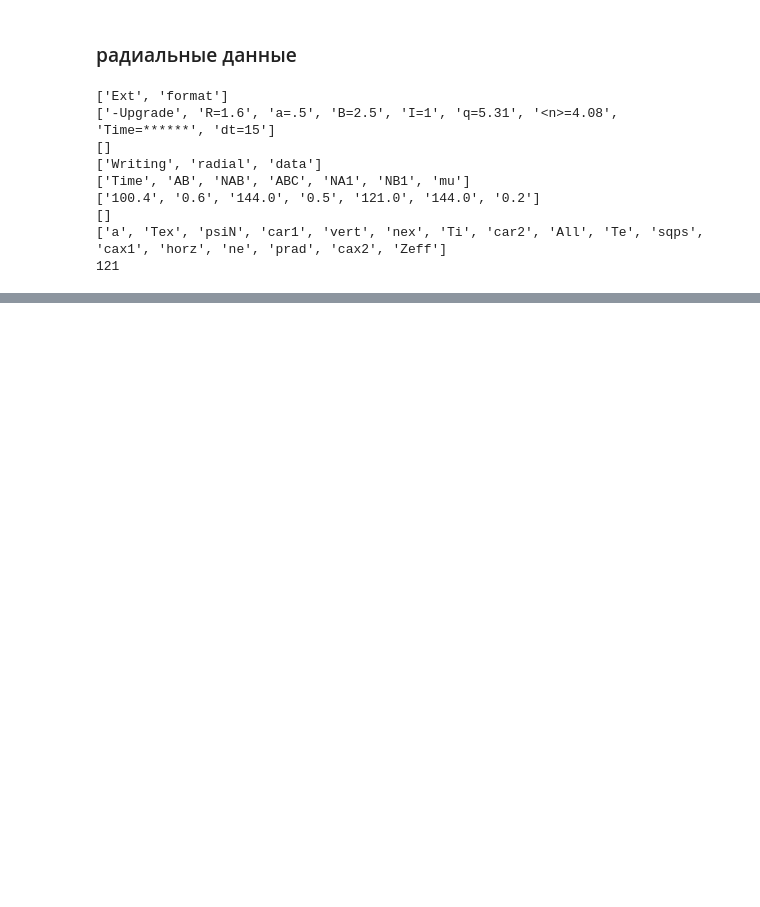
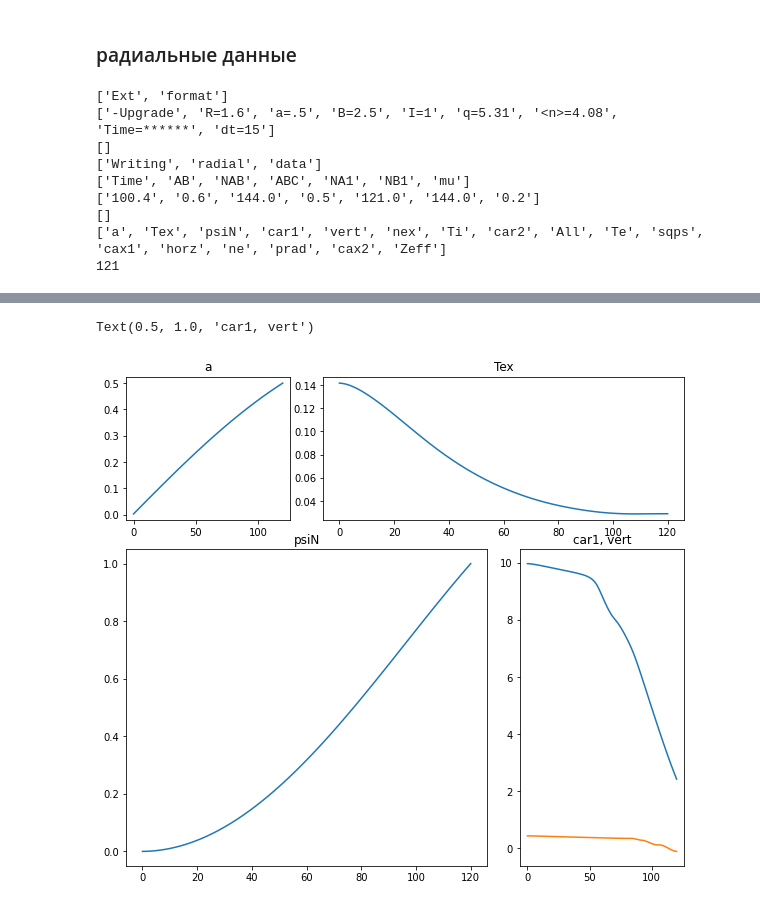
Before and after one commit to temper8/DrawPath, a Jupyter notebook: radialdata.ipynb, the cells around one changed output, grey strips where cells are left out. Drawn from its saved outputs; the diff is of its cells as text; code cells hidden in the pictures; blank space fills up the shorter version.

```diff
--- a/radialdata.ipynb
+++ b/radialdata.ipynb
@@ -68,0 +86,27 @@ ax2.set_box_aspect(1)
+# %%
+fig = plt.figure(figsize=(10, 9))
+
+ax1 = plt.subplot2grid((3, 3), (0, 0))
+ax2 = plt.subplot2grid((3, 3), (0, 1), colspan=2)
+ax3 = plt.subplot2grid((3, 3), (1, 0), colspan=2, rowspan=2)
+ax4 = plt.subplot2grid((3, 3), (1, 2), rowspan=2)
+
+ax1.plot(profiles['a'])
+ax1.set_title("a")
+#ax1.set_box_aspect(1)
+
+ax2.plot(profiles['Tex'])
+ax2.set_title("Tex")
+#ax2.set_box_aspect(1)
+
+ax3.plot(profiles['psiN'])
+ax3.set_title("psiN")
+#ax3.set_box_aspect(1)
+
+ax4.plot(profiles['car1'])
+ax4.plot(profiles['vert'])
+ax4.set_title("car1, vert")
+#ax4.set_box_aspect(1)
+# %% [output]
+Text(0.5, 1.0, 'car1, vert')
+[figure, added]
```
Also changed, not shown: parts of 3 cells of this notebook.
